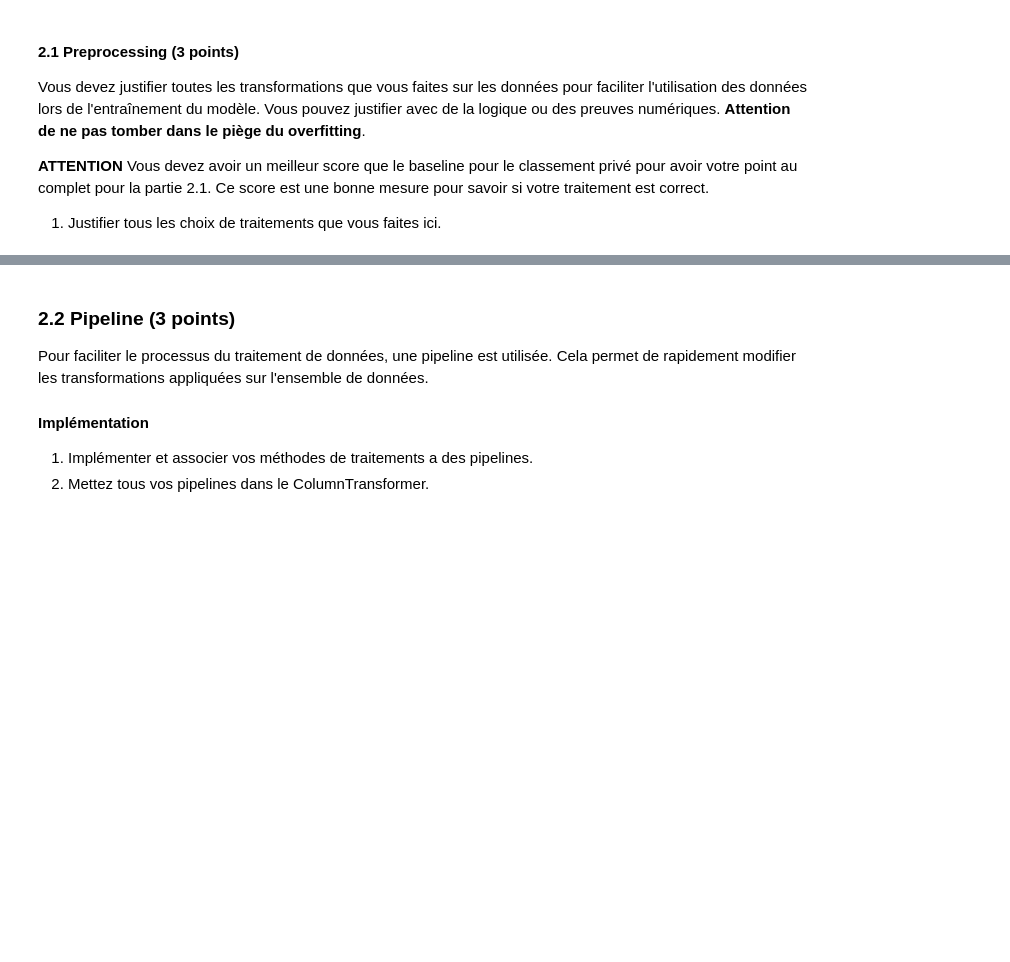
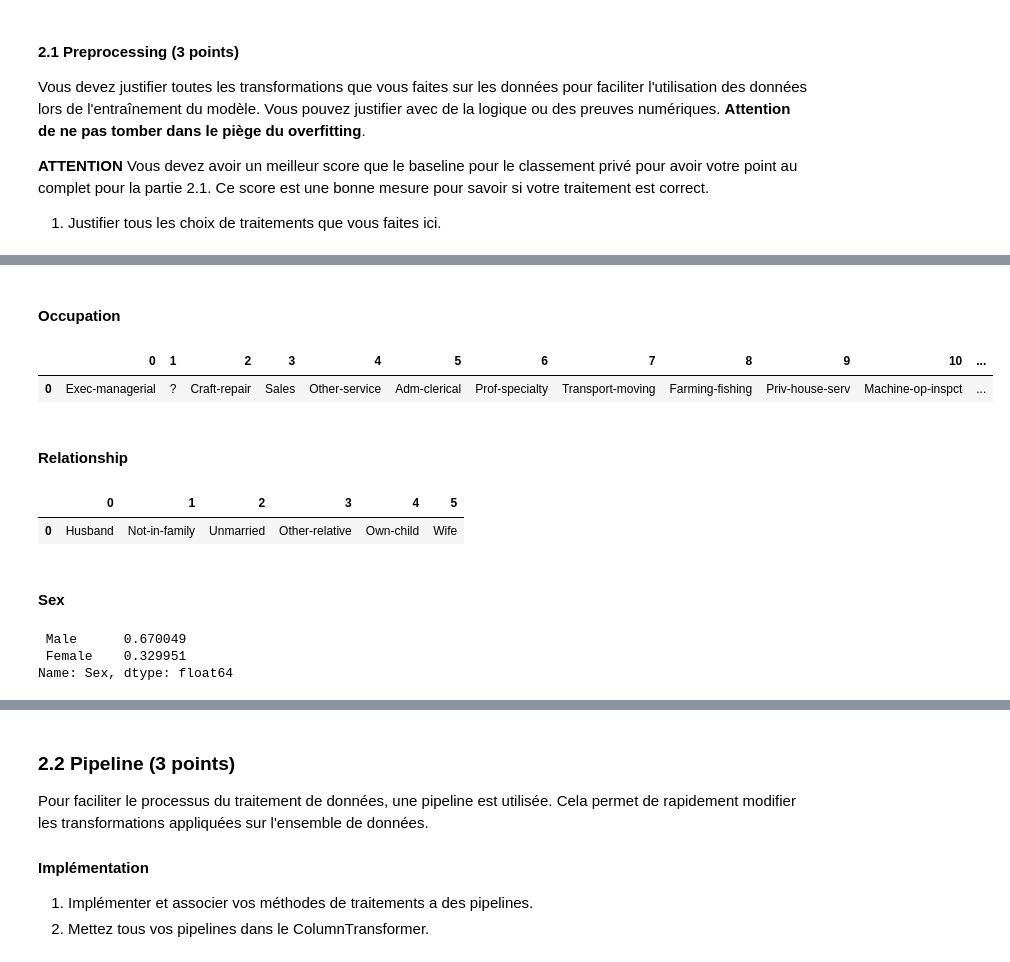
Before and after one commit to antznin/inf8215, a Jupyter notebook: TP3_Guérin_Neggazi_Godard.ipynb, the cells around one changed output, grey strips where cells are left out. Saved outputs shown, nothing was run; the diff lists cells and outputs as text; code cells hidden in the pictures; blank space fills up the shorter version.

```diff
--- a/TP3_Guérin_Neggazi_Godard.ipynb
+++ b/TP3_Guérin_Neggazi_Godard.ipynb
@@ -641,0 +744,8 @@ Colonne(s) | Traitement | Justification |
+# %% [markdown]
+<h4>Occupation</h4>
+# %%
+oc_list = X_train["Occupation"].unique()
+pd.DataFrame([oc_list])
+# %% [output]
+|  | 0 | 1 | 2 | 3 | 4 | 5 | 6 | 7 | 8 | 9 | 10 | ... |
+| 0 | Exec-managerial | ? | Craft-repair | Sales | Other-service | Adm-clerical | Prof-specialty | Transport-moving | Farming-fishing | Priv-house-serv | Machine-op-inspct | ... |
@@ -641,0 +757,8 @@ Colonne(s) | Traitement | Justification |
+# %% [markdown]
+<h4>Relationship</h4>
+# %%
+r_list = X_train["Relationship"].unique()
+pd.DataFrame([r_list])
+# %% [output]
+|  | 0 | 1 | 2 | 3 | 4 | 5 |
+| 0 | Husband | Not-in-family | Unmarried | Other-relative | Own-child | Wife |
@@ -641,0 +775,8 @@ Colonne(s) | Traitement | Justification |
+# %% [markdown]
+<h4>Sex</h4>
+# %%
+(X_train["Sex"].value_counts()/len(X_train))[:10]
+# %% [output]
+ Male      0.670049
+ Female    0.329951
+Name: Sex, dtype: float64
```
Also changed, not shown: parts of 39 cells of this notebook.
